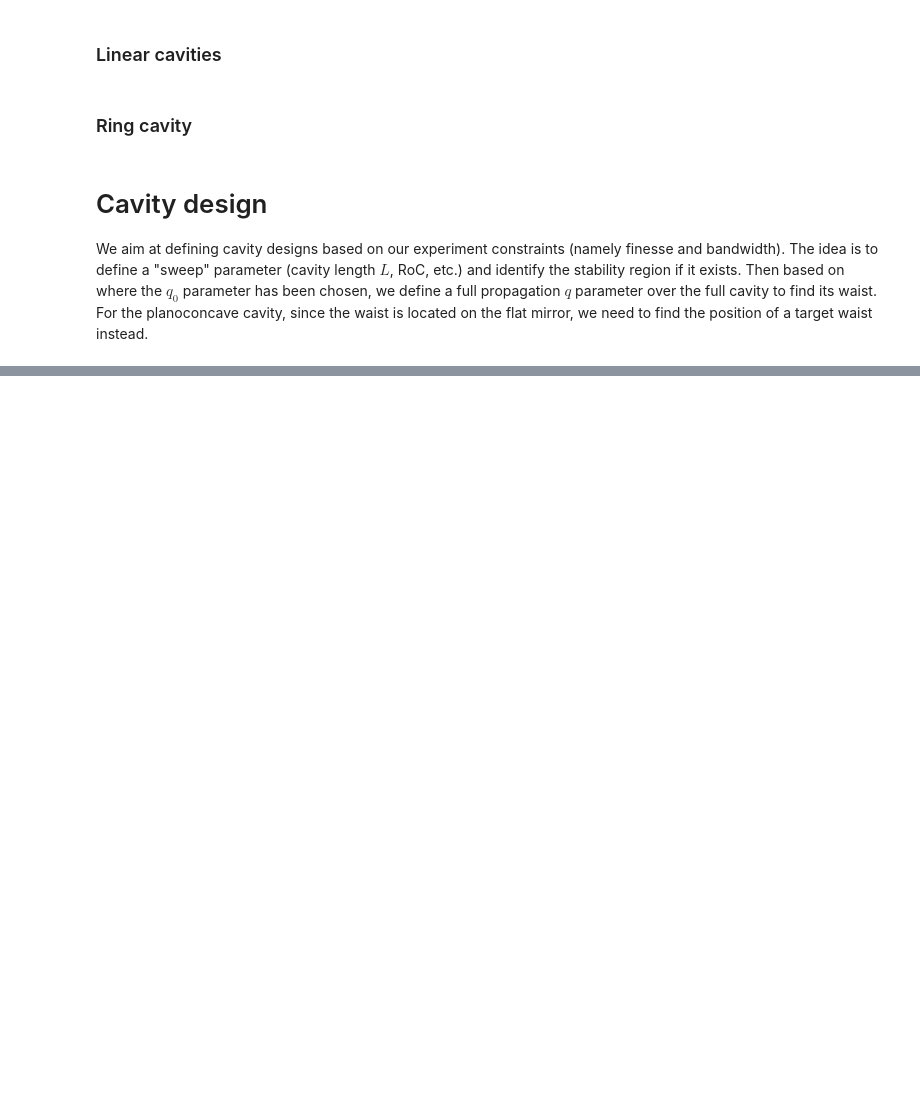
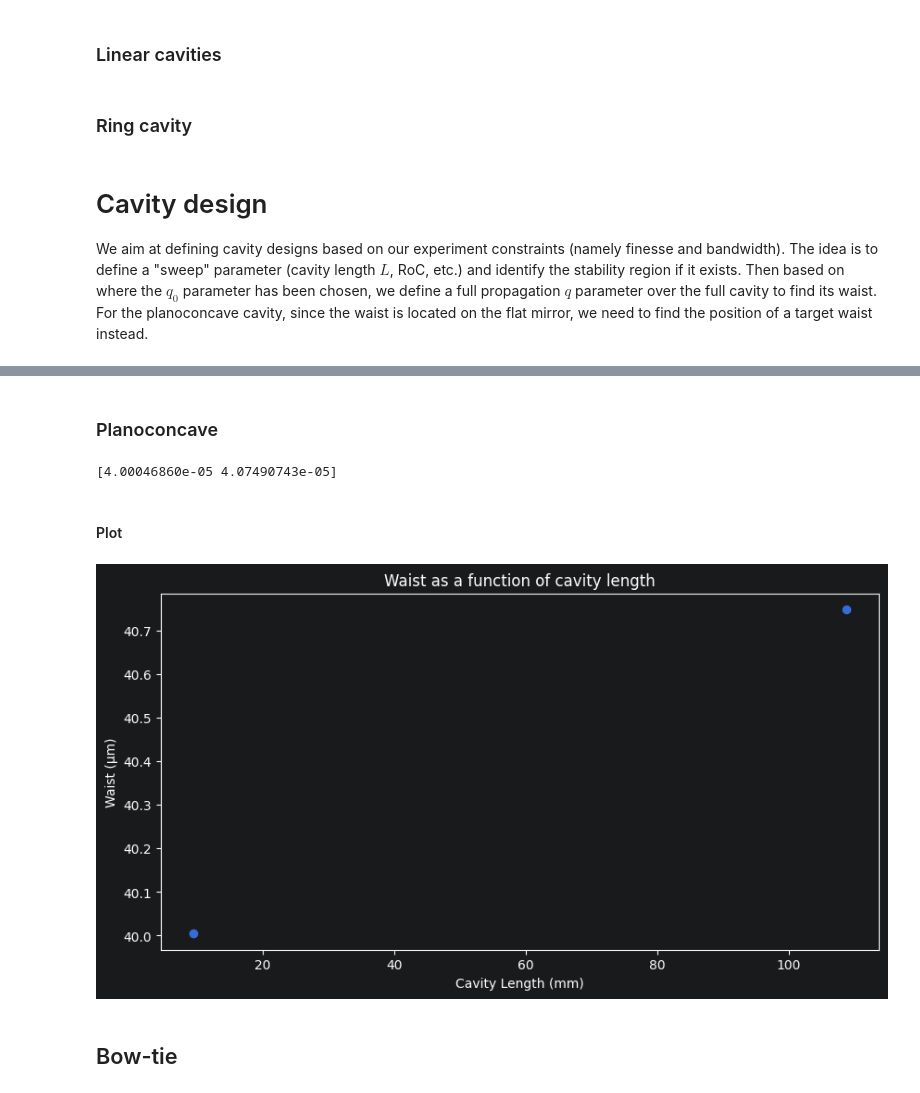
Before and after one commit to eq15t-panda/DesignCavity, a Jupyter notebook: cavity_sweep.ipynb, the cells around one changed output, grey strips where cells are left out. Saved outputs shown, nothing was run; the diff lists cells and outputs as text; code cells hidden in the pictures; blank space fills up the shorter version.

```diff
--- a/cavity_sweep.ipynb
+++ b/cavity_sweep.ipynb
@@ -93,28 +96,2 @@ roc2 = 150e-3  # 100 mm
 # %%
 L_linear = np.linspace(start=0, stop=300, num=600, endpoint=True) * 1e-3  # from 0 to 300 mm
-# %%
-waist_values = []
-z_waist_values = []
-
-for L in L_linear:
-    # Propagation matrix
-    M = concave_concave(roc1=roc1, roc2=roc1, L=L, l_crystal=l_crystal, index=index)
-
-    # Compute q parameter at origin of propagation (M1)
-    q0 = eigen_q(M)
-
-    if q is None:
-        continue
-    # Propagation along z axis over cavity length
-    z_propagation = np.linspace(start=0, stop=L, num=1000)
-    q_propagation = q0 + z_propagation
-
-    # Compute the waist profile along the cavity
-    w, z = waist_and_position(q_propagation, wavelength)
-    # Find the waist and its position
-    i0 = np.argmin(w)
-    w0 = w[i0]
-    z0 = z[i0]
-
-    waist_values.append(w0)
-    z_waist_values.append(z0)
@@ -135,0 +132,5 @@ ValueError: x and y must have same first dimension, but have shapes (600,) and (
+# %% [markdown]
+### Planoconcave
+# %%
+target_waist = 40e-6 # microns
+tol = 5e-6 # 5 microns tolerance
@@ -135,0 +171,23 @@ ValueError: x and y must have same first dimension, but have shapes (600,) and (
+# %%
+waists = np.array(waist_values)
+z_waists = np.array(z_waist_values)
+L_stable = np.array(L_stable)
+
+print(waists)
+# %% [output]
+[4.00046860e-05 4.07490743e-05]
+# %% [markdown]
+#### Plot
+# %%
+# Plot the waist as a function of the cavity length
+plt.figure(figsize=(10, 5))
+plt.scatter(L_stable * 1e3, waists * 1e6, label="Waist")
+plt.xlabel("Cavity Length (mm)")
+plt.ylabel("Waist (µm)")
+plt.title("Waist as a function of cavity length")
+# plt.legend()
+plt.show()
+# %% [output]
+[figure, added]
+# %% [markdown]
+## Bow-tie
```
Also changed, not shown: parts of 12 cells of this notebook.
